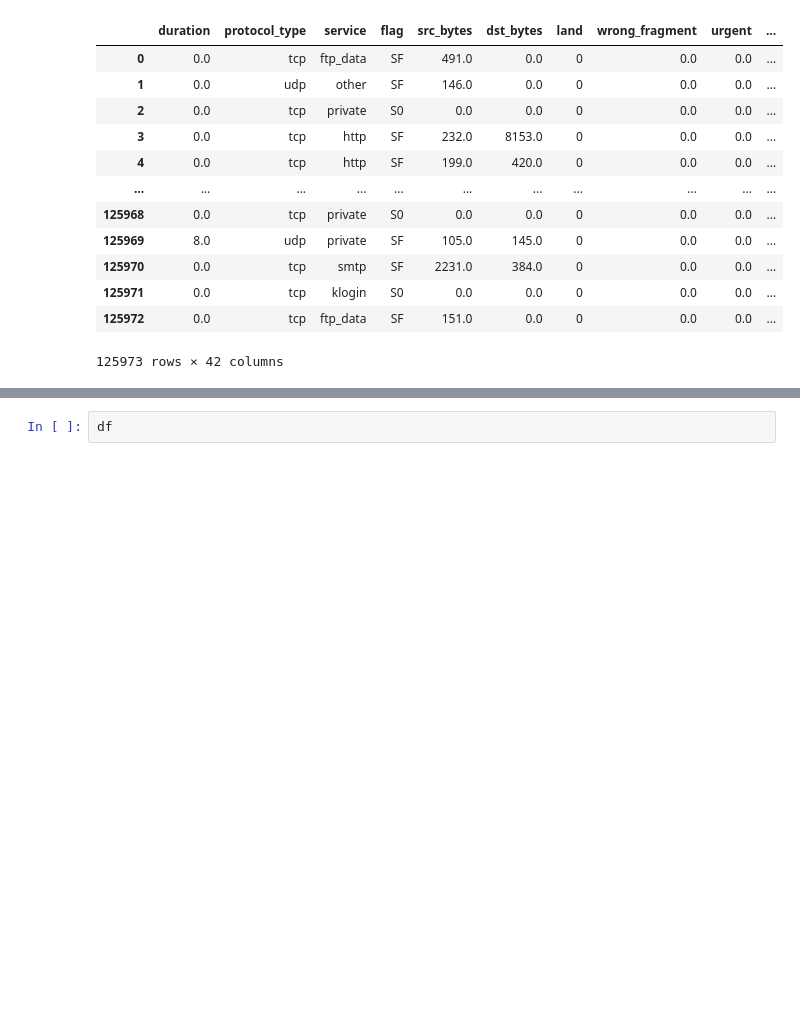
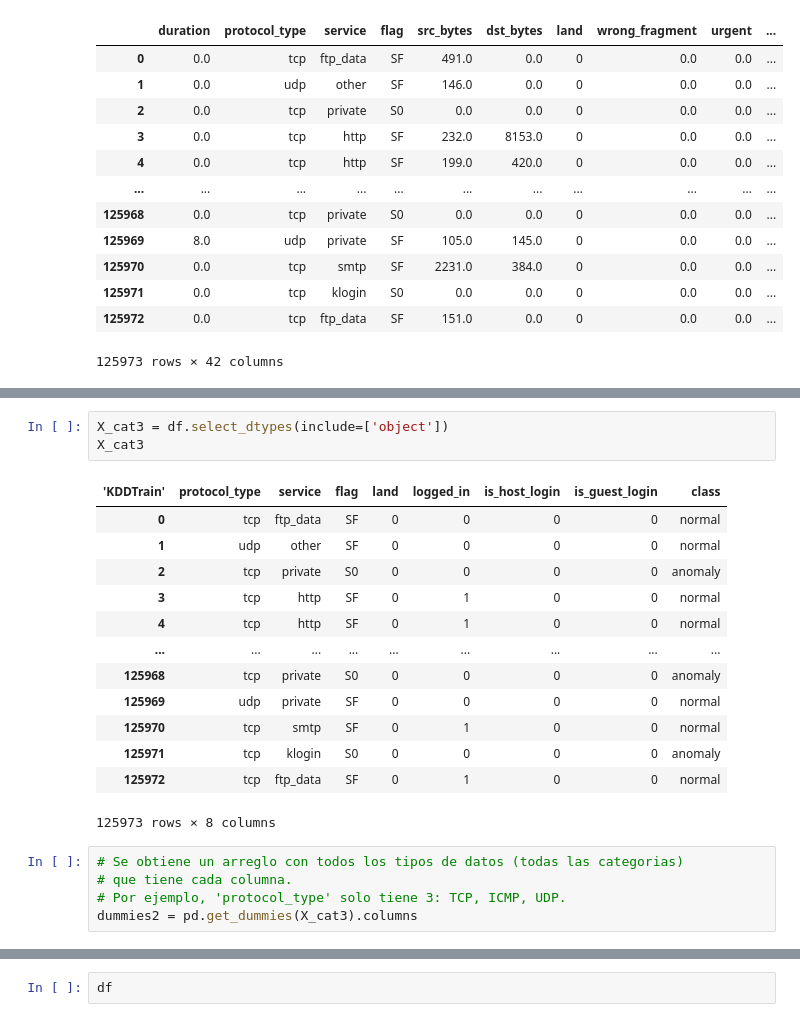
Before and after one commit to AlvaroTV/Data-Management, a Jupyter notebook: 5._Evaluation of results.ipynb, the cells around one changed output, grey strips where cells are left out. Drawn from its saved outputs; the diff is of its cells as text; blank space fills up the shorter version.

```diff
--- a/5._Evaluation of results.ipynb
+++ b/5._Evaluation of results.ipynb
@@ -300,0 +351,22 @@ df3
+# %%
+X_cat3 = df.select_dtypes(include=['object'])
+X_cat3
+# %% [output]
+| 'KDDTrain' | protocol_type | service | flag | land | logged_in | is_host_login | is_guest_login | class |
+| 0 | tcp | ftp_data | SF | 0 | 0 | 0 | 0 | normal |
+| 1 | udp | other | SF | 0 | 0 | 0 | 0 | normal |
+| 2 | tcp | private | S0 | 0 | 0 | 0 | 0 | anomaly |
+| 3 | tcp | http | SF | 0 | 1 | 0 | 0 | normal |
+| 4 | tcp | http | SF | 0 | 1 | 0 | 0 | normal |
+| ... | ... | ... | ... | ... | ... | ... | ... | ... |
+| 125968 | tcp | private | S0 | 0 | 0 | 0 | 0 | anomaly |
+| 125969 | udp | private | SF | 0 | 0 | 0 | 0 | normal |
+| 125970 | tcp | smtp | SF | 0 | 1 | 0 | 0 | normal |
+| 125971 | tcp | klogin | S0 | 0 | 0 | 0 | 0 | anomaly |
+| 125972 | tcp | ftp_data | SF | 0 | 1 | 0 | 0 | normal |
+125973 rows × 8 columns
+# %%
+# Se obtiene un arreglo con todos los tipos de datos (todas las categorias)
+# que tiene cada columna.
+# Por ejemplo, 'protocol_type' solo tiene 3: TCP, ICMP, UDP.
+dummies2 = pd.get_dummies(X_cat3).columns
```
Also changed, not shown: parts of 19 cells of this notebook.
